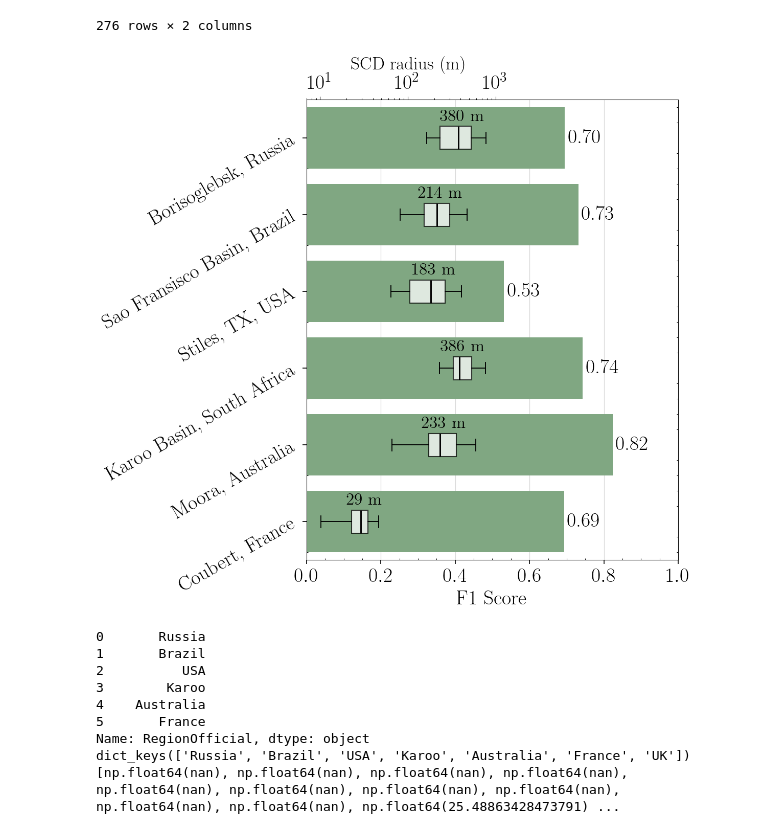
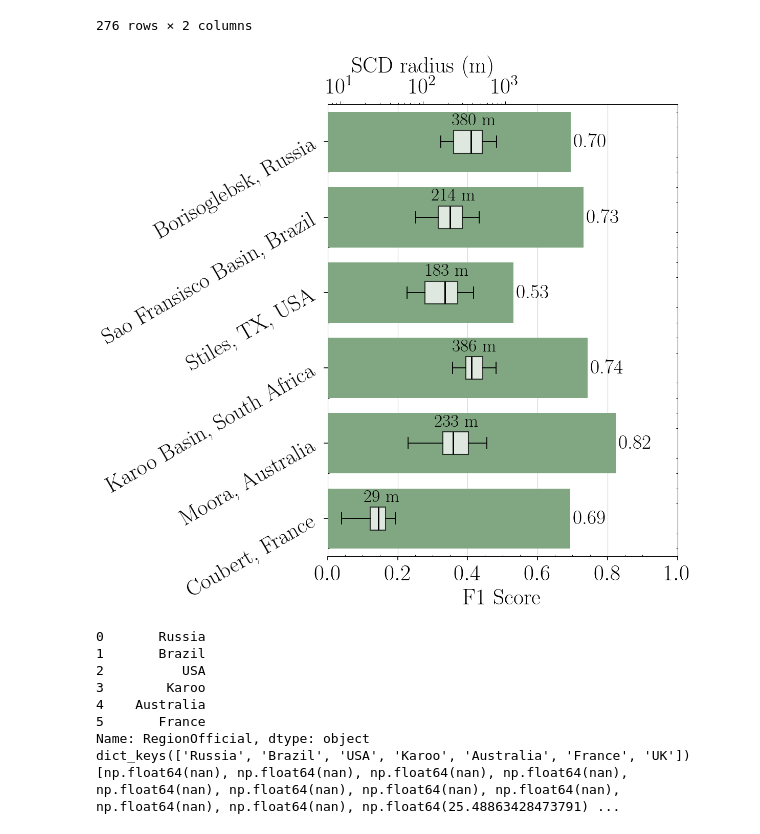
Before and after one commit to willhcm/scd-detection, a Jupyter notebook: code/notebooks/plots/model_metrics.ipynb, the cells around one changed output. Cells and saved outputs as stored; diff of their text form; code cells hidden in the pictures.

```diff
--- a/code/notebooks/plots/model_metrics.ipynb
+++ b/code/notebooks/plots/model_metrics.ipynb
@@ -303,7 +303,7 @@ df["RegionOfficial"] = df["RegionOfficial"].replace({
 })
 
 # set up figure and axes and params
-TICK_FS = 19
+TICK_FS = 21
 region_order = df["Region"].tolist()
 fig, ax = plt.subplots(figsize=(8, 7.5), dpi=150)
 
@@ -331,7 +331,7 @@ ax.xaxis.grid(
     alpha=0.5,
 )
 
-ax.set_xlabel("F1 Score", fontsize=19)
+ax.set_xlabel("F1 Score", fontsize=21)
 
 # general params
 ax.tick_params(
@@ -442,7 +442,7 @@ for y, x in zip(y_positions, box_data):
         f"{median:.0f} m",
         ha="center",
         va="bottom",
-        fontsize=16,
+        fontsize=17,
         color="black",
         zorder=30,
     )
@@ -458,37 +458,37 @@ ax2.xaxis.set_tick_params(
     direction="out",
     color="black",
     labelcolor="black",
-    labelsize=19
+    labelsize=21
 )
 
 ax2.set_xlabel(
     "SCD radius (m)",
-    fontsize=17,
+    fontsize=21,
     labelpad=5,
 )
 
 
 # Only retain short top spine
 ax2.spines["top"].set_color("black")
 ax2.spines["top"].set_linewidth(0.8)
 
 ax2.spines["bottom"].set_visible(False)
 ax2.spines["left"].set_visible(False)
 ax2.spines["right"].set_visible(False)
 ax2.spines['top'].set_visible(False)
 
 
 plt.tight_layout()
 
 plt.savefig(
     "NonCVResultsBar.svg",
     dpi=400,
     bbox_inches="tight",
 )
 
 plt.show()
 # %% [output]
-[figure, old version]
+[figure, new version]
 # %%
 print(df["RegionOfficial"])
 print(scd_sizes.keys())
```
Also changed, not shown: parts of 3 cells of this notebook, 37 other files.
